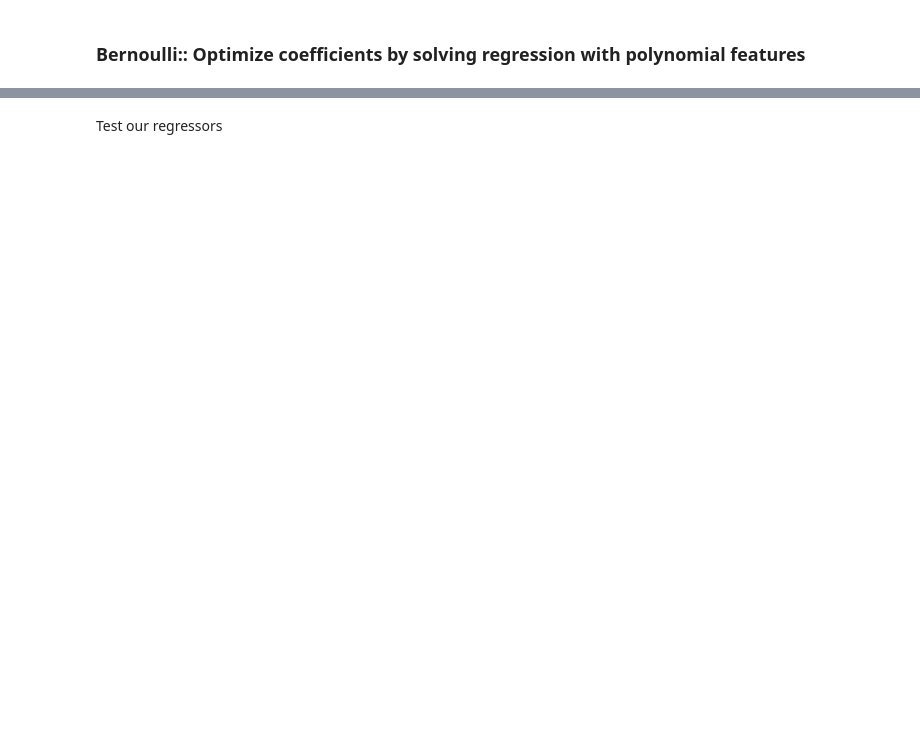
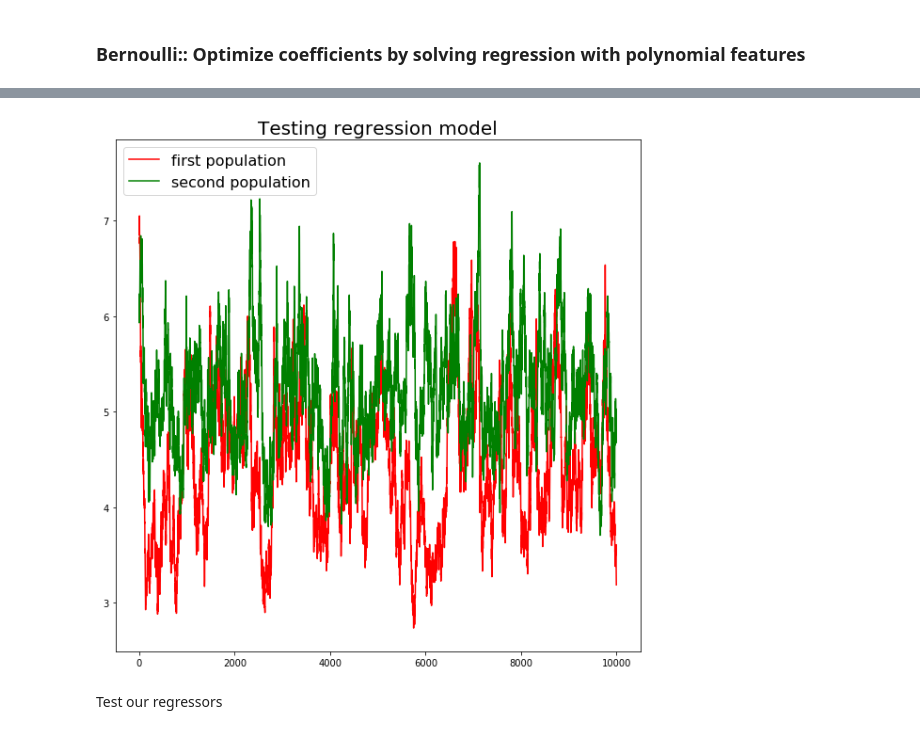
Before and after one commit to svsamsonov/VR-MCMC, a Jupyter notebook: Code/Lotka_Volterra_multidim.ipynb, the cells around one changed output, grey strips where cells are left out. Saved outputs shown, nothing was run; the diff lists cells and outputs as text; code cells hidden in the pictures; blank space fills up the shorter version.

```diff
--- a/Code/Lotka_Volterra_multidim.ipynb
+++ b/Code/Lotka_Volterra_multidim.ipynb
@@ -213,9 +215,9 @@ def approx_q(X_train,Y_train,N_traj_train,lag,max_deg):
     return coefs_poly
 # %%
 a = 0.5
-sig = 1.0
-r_vect = np.array([5.0,.10],dtype=float)
-rate_matr = np.array([[0.1,0.2],[0.3]])
+sig = 0.2
+r_vect = np.array([1.5,1.2],dtype=float)
+rate_matr = np.array([[0.1,0.2],[-0.2,0.4]])
 
 
 def b(X_t):
@@ -224,11 +226,12 @@ def b(X_t):
     """
     #return a*(c-X_t)
     if len(X_t.shape) == 1:
-        sin_part = np.sin(X_t)
-        return -(X_t + a*np.roll(sin_part,-1))
+        dyn_part = r_vect - rate_matr @ X_t
+        return X_t*dyn_part
     else:
-        sin_part = np.sin(X_t)
-        return -(X_t + a*np.roll(sin_part,-1,axis=1))
+        const_part = r_vect.reshape((1,2))
+        dyn_part = const_part - X_t @ rate_matr.T
+        return X_t*dyn_part
 
 def sigma(X_t):
     """
@@ -273,14 +276,14 @@ def run_monte_carlo(x,f_type):
     return np.mean(f_vals,axis=1)
 # %%
 n = 1*10**4 #sample size
-gamma = 1e-1 # Step size
+gamma = 1e-2 # Step size
 n_traj = 1
-d = 5
+d = 2
 n_traj_test = 100 # Number of independent MCMC trajectories for test
 f_type = "quadratic"
 K_max = 2 #max degree of Hermite polynomial
 S_max = 2 #max degree of polynomial during regression stage
-lag = 20 #maximal lag order
+lag = 100 #maximal lag order
 N_test = 5*10**3
 # %% [markdown]
 Sample discretized diffusion
@@ -288,12 +291,12 @@ Sample discretized diffusion
 def generate_observations(x0,n,gamma,r_seed,d):
     X_train, noise_train = generate_traj(x0,n,gamma,r_seed,d)
     #set target function
-    Y_train = np.sum(X_train**2,axis=1)
+    Y_train = np.sum(X_train,axis=1)
     X_train = X_train.reshape((1,-1,d))
     Y_train = Y_train.reshape((1,-1,1))
     return X_train, noise_train, Y_train
 # %%
-x0 = np.ones(d,dtype = float)
+x0 = np.array([7.0,6.0])
 r_seed = 1812
 X_train, noise_train, Y_train = generate_observations(x0,n,gamma,r_seed,d)
 # %%
@@ -319,3 +344,12 @@ for i in range(len(regr_vals)):
+# %%
+plt.figure(figsize=(10, 10))
+plt.title("Testing regression model",fontsize=20)
+plt.plot(X_train[0,:,0],color='r',label='first population')
+plt.plot(X_train[0,:,1],color='g',label='second population')
+plt.legend(loc = 'upper left',fontsize = 16)
+plt.show()
+# %% [output]
+[figure, added]
 # %% [markdown]
 Test our regressors
 # %%
```
Also changed, not shown: parts of 7 cells of this notebook, 4 other files.
